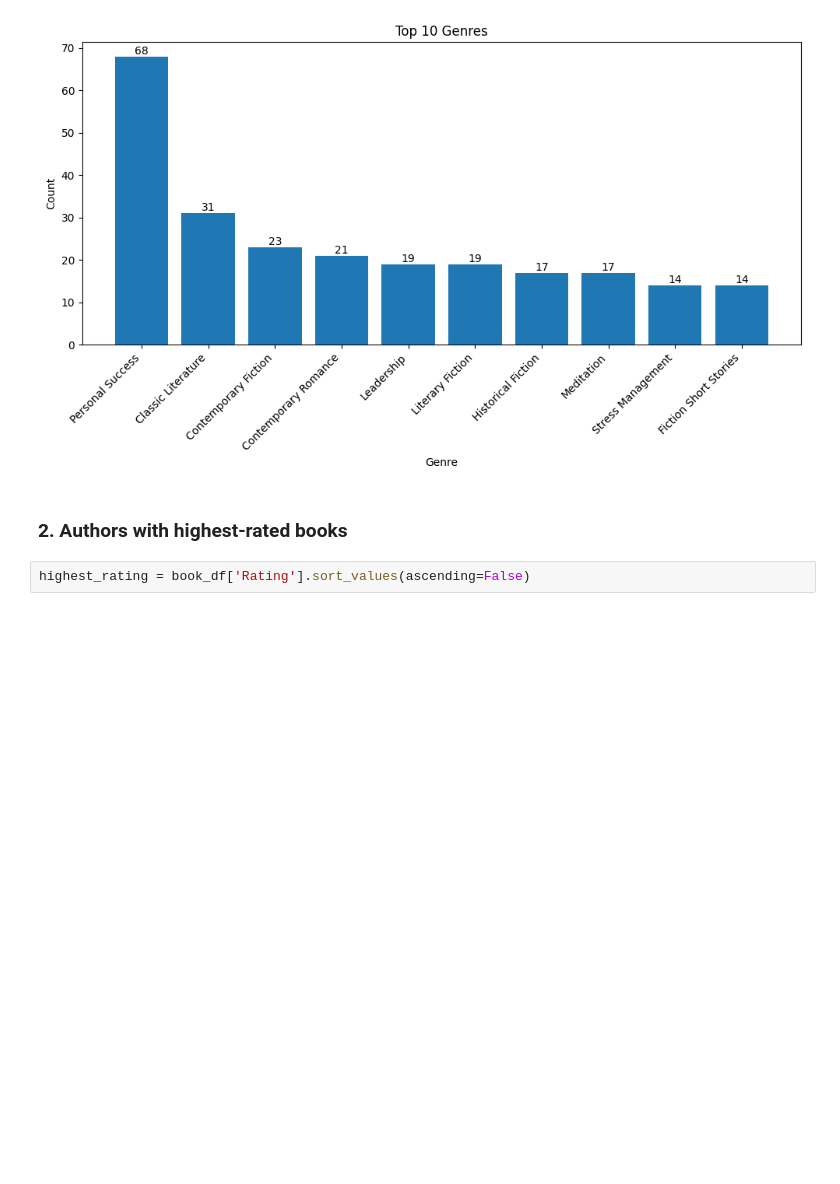
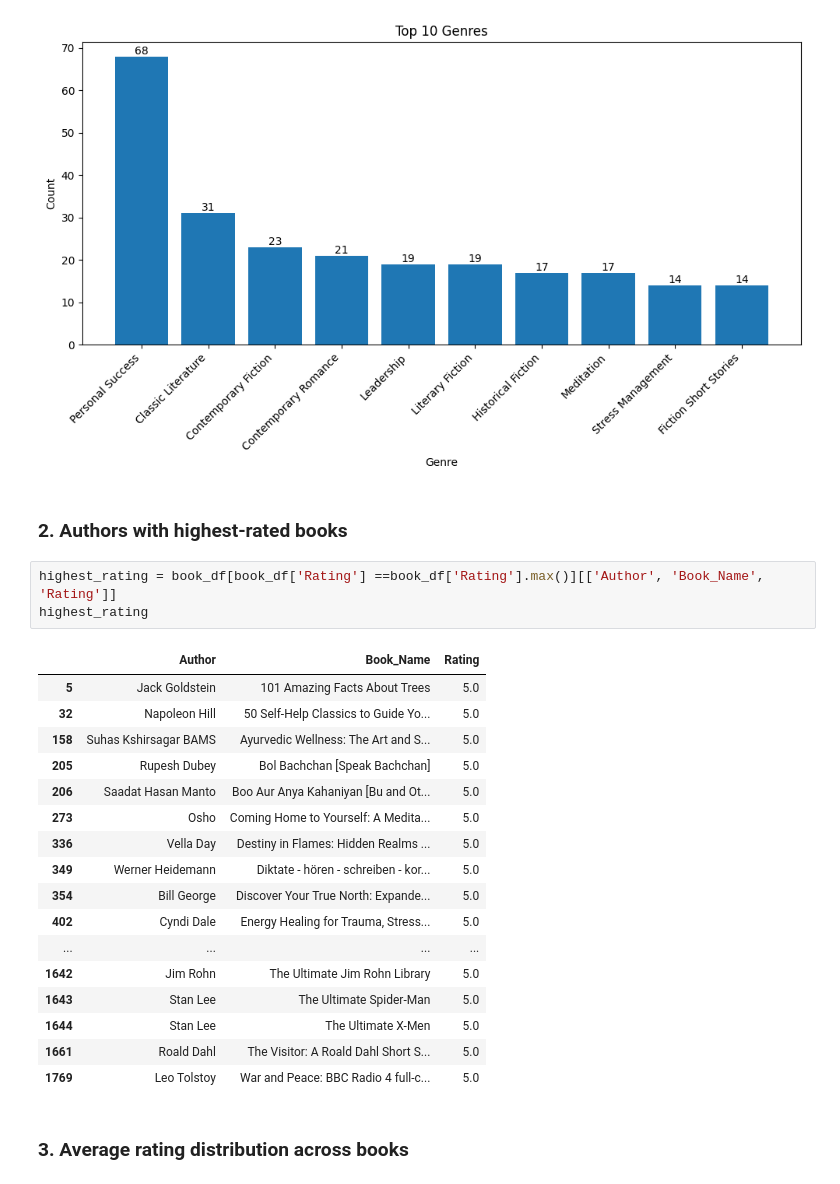
Before and after one commit to JS-Tharun/Intelligent-Book-Recommendations-System, a Jupyter notebook: notebooks/notebook.ipynb, the cells around one changed output. Saved outputs shown, nothing was run; the diff lists cells and outputs as text; blank space fills up the shorter version.

```diff
--- a/notebooks/notebook.ipynb
+++ b/notebooks/notebook.ipynb
@@ -482,5 +482,26 @@ plt.show()
 [figure]
 # %% [markdown]
 ### 2. Authors with highest-rated books
-# %%
-highest_rating = book_df['Rating'].sort_values(ascending=False)
+# %%
+highest_rating = book_df[book_df['Rating'] ==book_df['Rating'].max()][['Author', 'Book_Name', 'Rating']]
+highest_rating
+# %% [output]
+|  | Author | Book_Name | Rating |
+| 5 | Jack Goldstein | 101 Amazing Facts About Trees | 5.0 |
+| 32 | Napoleon Hill | 50 Self-Help Classics to Guide Yo... | 5.0 |
+| 158 | Suhas Kshirsagar BAMS | Ayurvedic Wellness: The Art and S... | 5.0 |
+| 205 | Rupesh Dubey | Bol Bachchan [Speak Bachchan] | 5.0 |
+| 206 | Saadat Hasan Manto | Boo Aur Anya Kahaniyan [Bu and Ot... | 5.0 |
+| 273 | Osho | Coming Home to Yourself: A Medita... | 5.0 |
+| 336 | Vella Day | Destiny in Flames: Hidden Realms ... | 5.0 |
+| 349 | Werner Heidemann | Diktate - hören - schreiben - kor... | 5.0 |
+| 354 | Bill George | Discover Your True North: Expande... | 5.0 |
+| 402 | Cyndi Dale | Energy Healing for Trauma, Stress... | 5.0 |
+| ... | ... | ... | ... |
+| 1642 | Jim Rohn | The Ultimate Jim Rohn Library | 5.0 |
+| 1643 | Stan Lee | The Ultimate Spider-Man | 5.0 |
+| 1644 | Stan Lee | The Ultimate X-Men | 5.0 |
+| 1661 | Roald Dahl | The Visitor: A Roald Dahl Short S... | 5.0 |
+| 1769 | Leo Tolstoy | War and Peace: BBC Radio 4 full-c... | 5.0 |
+# %% [markdown]
+### 3. Average rating distribution across books
```
Also changed, not shown: parts of 2 cells of this notebook.
